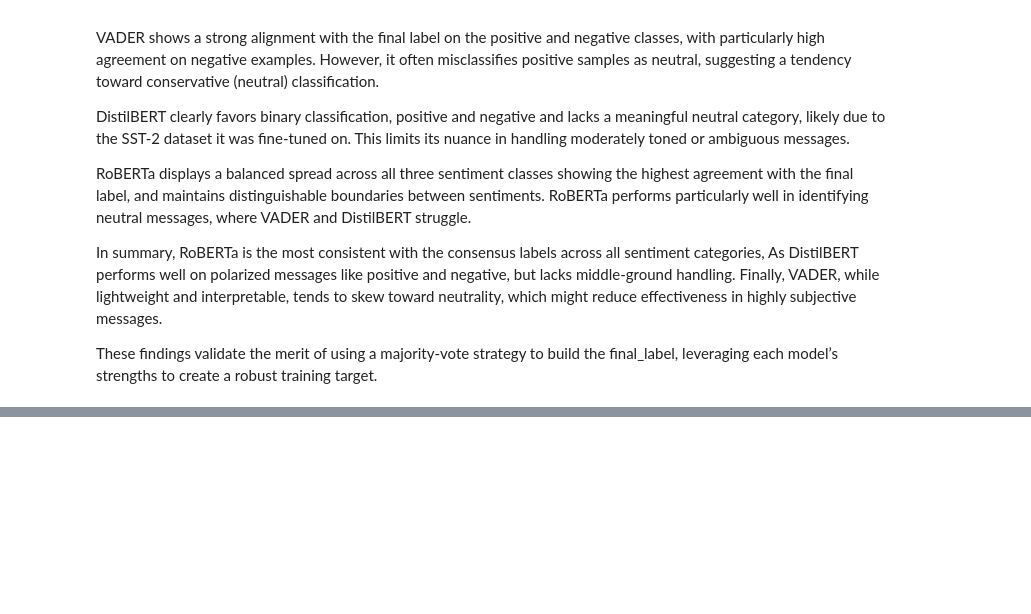
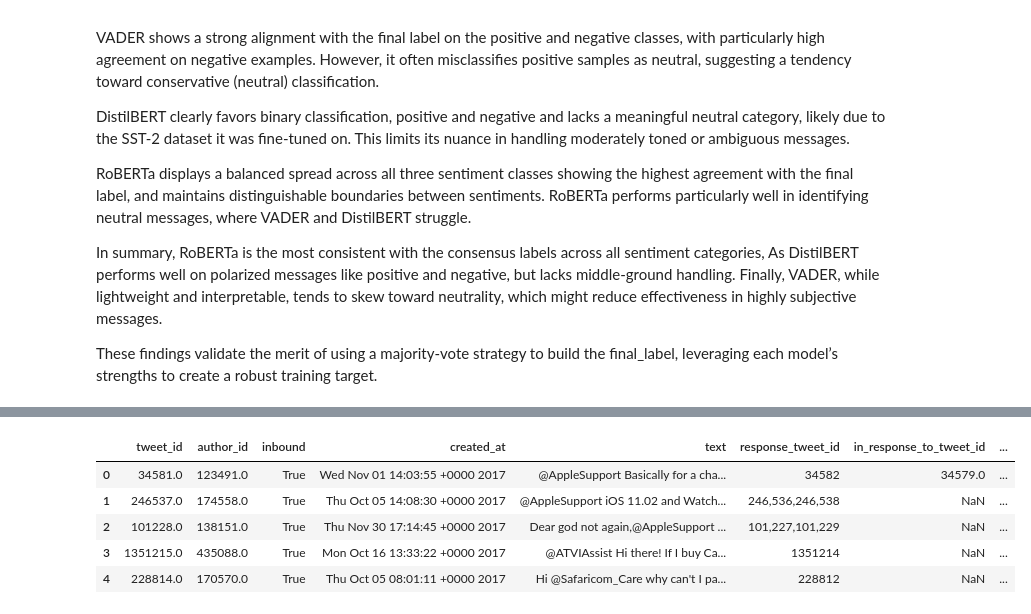
Before and after one commit to DiegoAmaxmandro/customer-sentiment-analysis-ml-dl, a Jupyter notebook: labelling.ipynb, the cells around one changed output, grey strips where cells are left out. Cells and saved outputs as stored; diff of their text form; code cells hidden in the pictures; blank space fills up the shorter version.

```diff
--- a/labelling.ipynb
+++ b/labelling.ipynb
@@ -551,0 +574,13 @@ These findings validate the merit of using a majority-vote strategy to build the
+# %%
+# Loading dataframe with the manual review
+manual_df = pd.read_csv("manual_review_sample.csv")
+
+# Cheacking head
+manual_df.head()
+# %% [output]
+|  | tweet_id | author_id | inbound | created_at | text | response_tweet_id | in_response_to_tweet_id | ... |
+| 0 | 34581.0 | 123491.0 | True | Wed Nov 01 14:03:55 +0000 2017 | @AppleSupport Basically for a cha... | 34582 | 34579.0 | ... |
+| 1 | 246537.0 | 174558.0 | True | Thu Oct 05 14:08:30 +0000 2017 | @AppleSupport iOS 11.02 and Watch... | 246,536,246,538 | NaN | ... |
+| 2 | 101228.0 | 138151.0 | True | Thu Nov 30 17:14:45 +0000 2017 | Dear god not again,@AppleSupport ... | 101,227,101,229 | NaN | ... |
+| 3 | 1351215.0 | 435088.0 | True | Mon Oct 16 13:33:22 +0000 2017 | @ATVIAssist Hi there! If I buy Ca... | 1351214 | NaN | ... |
+| 4 | 228814.0 | 170570.0 | True | Thu Oct 05 08:01:11 +0000 2017 | Hi @Safaricom_Care why can't I pa... | 228812 | NaN | ... |
```
Also changed, not shown: parts of 11 cells of this notebook.
